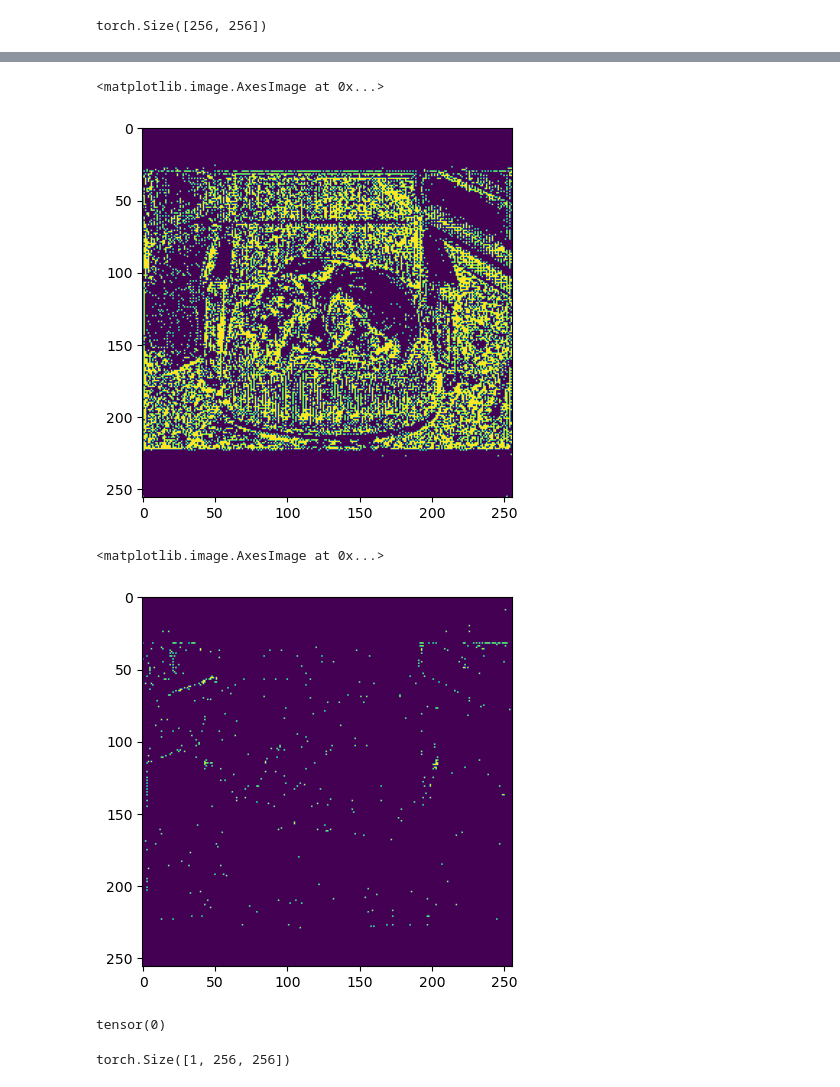
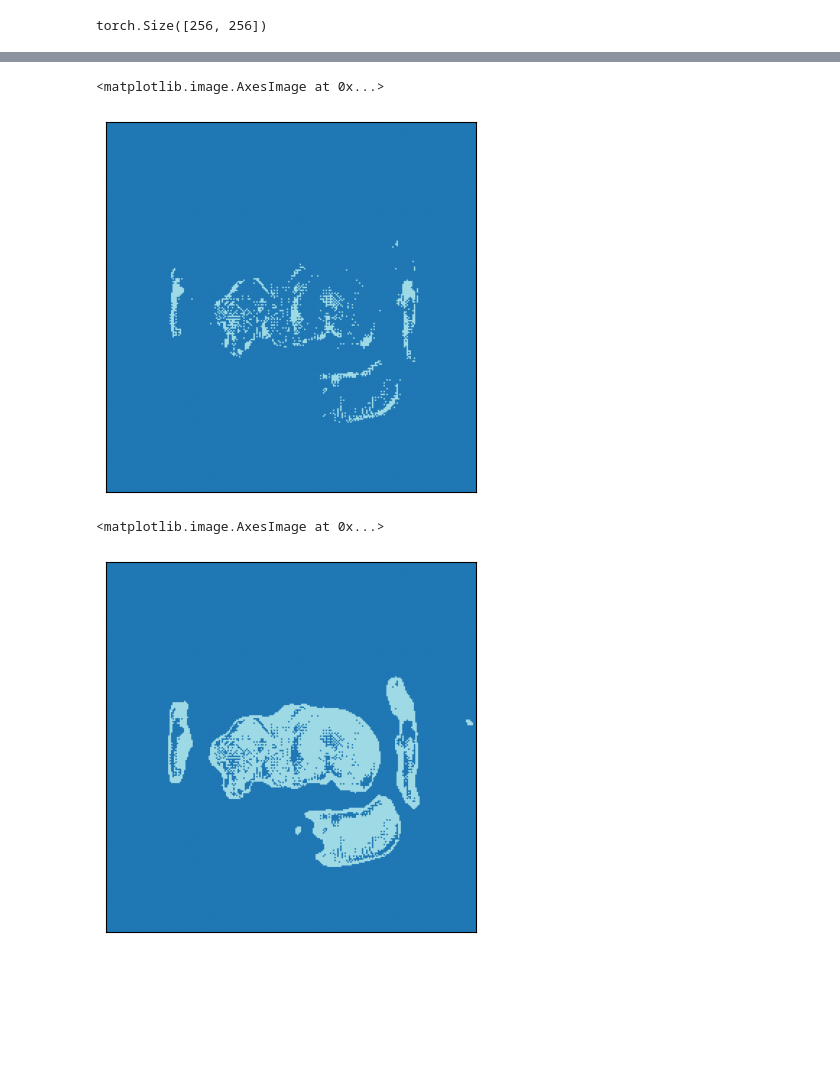
Before and after one commit to akors/dogunet, a Jupyter notebook: dogunet-analyze.ipynb, the cells around one changed output, grey strips where cells are left out. Drawn from its saved outputs; the diff is of its cells as text; code cells hidden in the pictures; blank space fills up the shorter version.

Commit message:
Update model analysis notebook

```diff
--- a/dogunet-analyze.ipynb
+++ b/dogunet-analyze.ipynb
@@ -117,5 +58,3 @@ plt.imshow(img.permute(1, 2, 0).numpy())
 img.shape
 # %% [output]
 torch.Size([3, 256, 256])
-# %%
-pred = model(img.unsqueeze(0))
@@ -129,0 +76,3 @@ torch.Size([21, 256, 256])
+# %%
+# Use GPU if available
+device = 'cuda' if torch.cuda.is_available() else 'cpu'
@@ -129,0 +84,2 @@ torch.Size([21, 256, 256])
+# %%
+model = torch.load("dogunet_home.pth")
@@ -130,3 +88,7 @@ torch.Size([21, 256, 256])
+# %%
+with torch.no_grad():
+    pred = model(img.unsqueeze(0).to(device))
+    pred = pred.to(device='cpu')
 # %%
 pred_amax = torch.argmax(pred.squeeze(0), dim=0)
 # %%
@@ -180,14 +132,14 @@ classnames[most_pixel_class.item()]
 # %%
-pred_img = (pred_amax == most_pixel_class).to(dtype=torch.int8)
-plt.imshow(pred_img.permute(0, 1).numpy())
+pred_img = (pred_amax == 12).to(dtype=torch.int8)
+visualize.imshow_mask_tensor(pred_img)
 # %% [output]
 <matplotlib.image.AxesImage at 0x...>
-[figure, old version]
+[figure, new version]
 # %%
-pred_img = (pred_amax == 12).to(dtype=torch.int8)
-plt.imshow(pred_img.permute(0, 1).numpy())
+pred_img = (pred_amax == 14).to(dtype=torch.int8)
+visualize.imshow_mask_tensor(pred_img)
 # %% [output]
 <matplotlib.image.AxesImage at 0x...>
-[figure, old version]
+[figure, new version]
 # %%
 mask = torch.where(mask <= CLASS_MAX, mask, 0).to(dtype=torch.long)
@@ -196,8 +145,0 @@ target_most_pixel_class = torch.mode(mask.flatten(), 0)[0]
-# %%
-target_most_pixel_class
-# %% [output]
-tensor(0)
-# %%
-mask.shape
-# %% [output]
-torch.Size([1, 256, 256])
```
Also changed, not shown: parts of 56 cells of this notebook.
